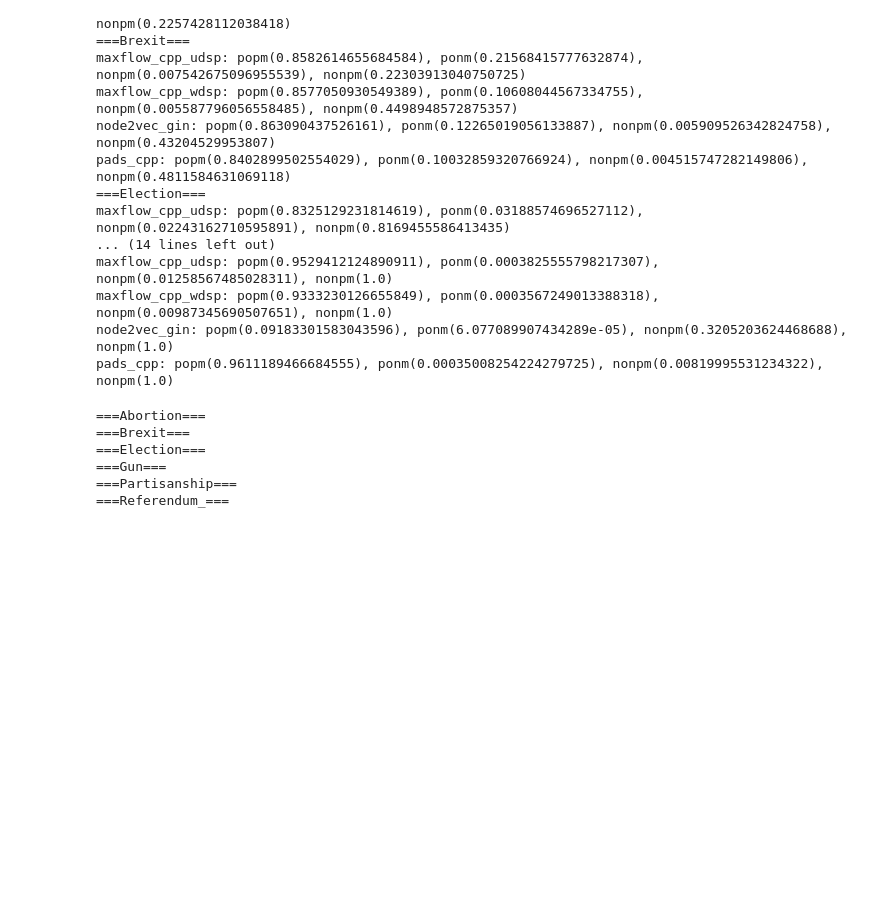
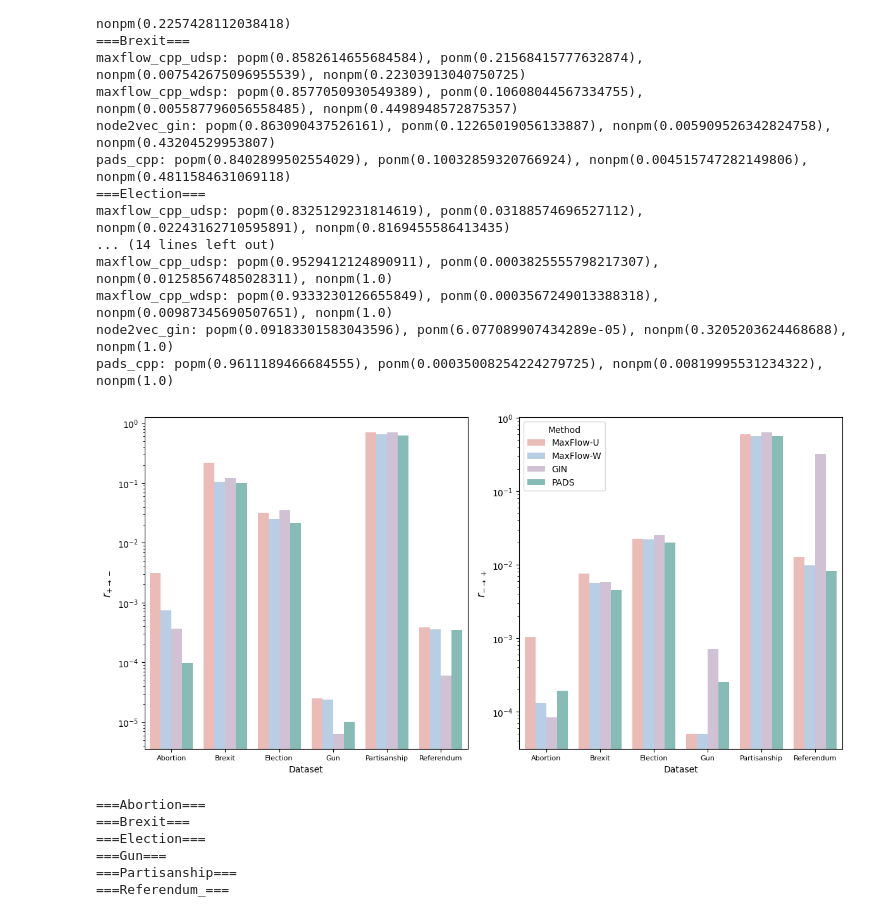
Before and after one commit to zxj0302/PADS, a Jupyter notebook: figures.ipynb, the cells around one changed output. Cells and saved outputs as stored; diff of their text form; code cells hidden in the pictures; blank space fills up the shorter version.

```diff
--- a/figures.ipynb
+++ b/figures.ipynb
@@ -67,6 +69,10 @@ maxflow_cpp_udsp: popm(0.9529412124890911), ponm(0.0003825555798217307), nonpm(0
 maxflow_cpp_wdsp: popm(0.9333230126655849), ponm(0.0003567249013388318), nonpm(0.00987345690507651), nonpm(1.0)
 node2vec_gin: popm(0.09183301583043596), ponm(6.077089907434289e-05), nonpm(0.3205203624468688), nonpm(1.0)
 pads_cpp: popm(0.9611189466684555), ponm(0.00035008254224279725), nonpm(0.00819995531234322), nonpm(1.0)
+# %%
+reachability(save_path=f'output/figs-theta={theta}/heatmap/reachability.pdf')
+# %% [output]
+[figure, added]
 # %%
 for d in datasets:
     print(f'==={d}===')
```
Also changed, not shown: parts of 12 cells of this notebook, 8 other files.
